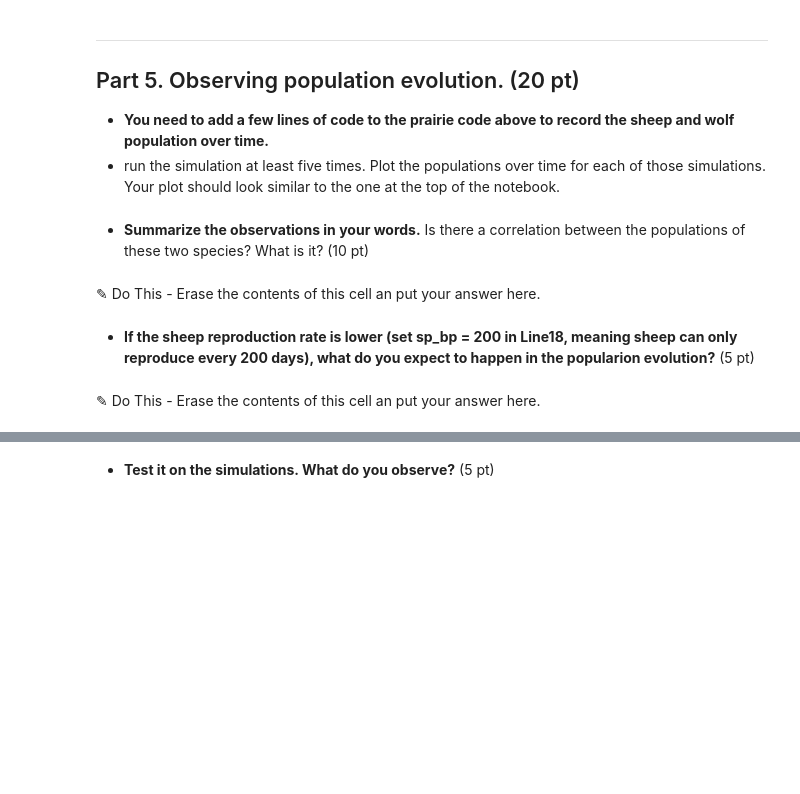
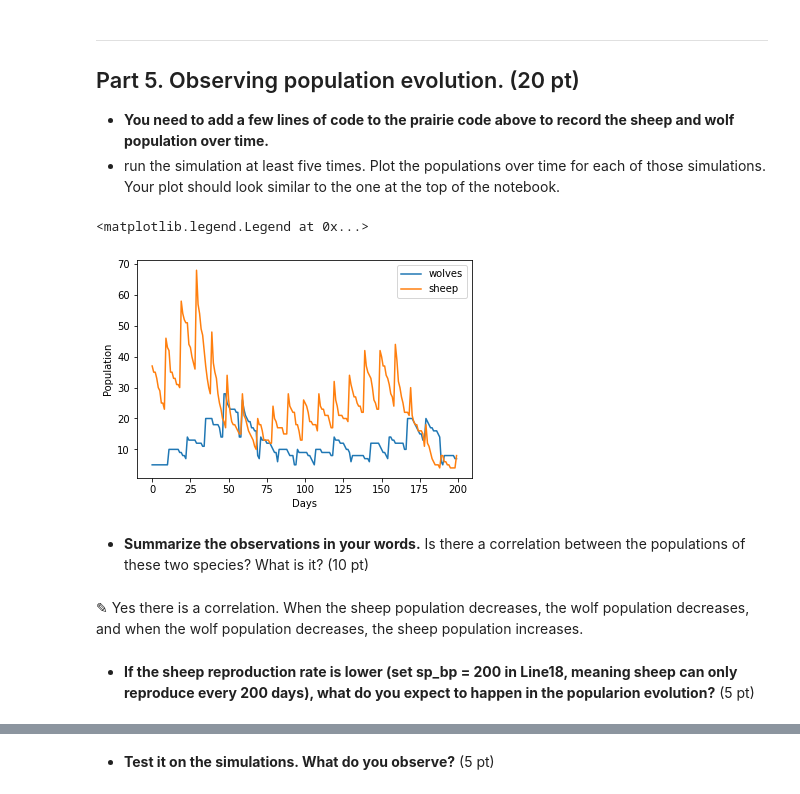
Before and after one commit to patelta2/cmse202-s21-turnin, a Jupyter notebook: hw-03/HW-03_OOP+ABM-TanmayPatel.ipynb, the cells around one changed output, grey strips where cells are left out. Drawn from its saved outputs; the diff is of its cells as text; code cells hidden in the pictures; blank space fills up the shorter version.

```diff
--- a/hw-03/HW-03_OOP+ABM-TanmayPatel.ipynb
+++ b/hw-03/HW-03_OOP+ABM-TanmayPatel.ipynb
@@ -935,8 +935,19 @@ Take a moment to save your notebook, commit the changes to your Git repository u
+# %%
+### your code to show the population evolution
+
+days = range(len(wf_plr))
+
+plt.plot(days,wf_plr,label = "wolves")
+plt.plot(days,sh_plr,label = "sheep")
+plt.xlabel("Days")
+plt.ylabel("Population")
+plt.legend()
+# %% [output]
+<matplotlib.legend.Legend at 0x...>
+[figure, added]
 # %% [markdown]
 - **Summarize the observations in your words.** Is there a correlation between the populations of these two species? What is it? (10 pt)
-# %% [markdown]
-<font size=+3>&#9998;</font> Do This - Erase the contents of this cell an put your answer here.
+# %% [markdown]
+<font size=+3>&#9998;</font> Yes there is a correlation. When the sheep population decreases, the wolf population decreases, and when the wolf population decreases, the sheep population increases.
 # %% [markdown]
 - **If the sheep reproduction rate is lower (set sp_bp = 200 in Line18, meaning sheep can only reproduce every 200 days), what do you expect to happen in the popularion evolution?** (5 pt)
-# %% [markdown]
-<font size=+3>&#9998;</font> Do This - Erase the contents of this cell an put your answer  here.
```
Also changed, not shown: parts of 12 cells of this notebook.
